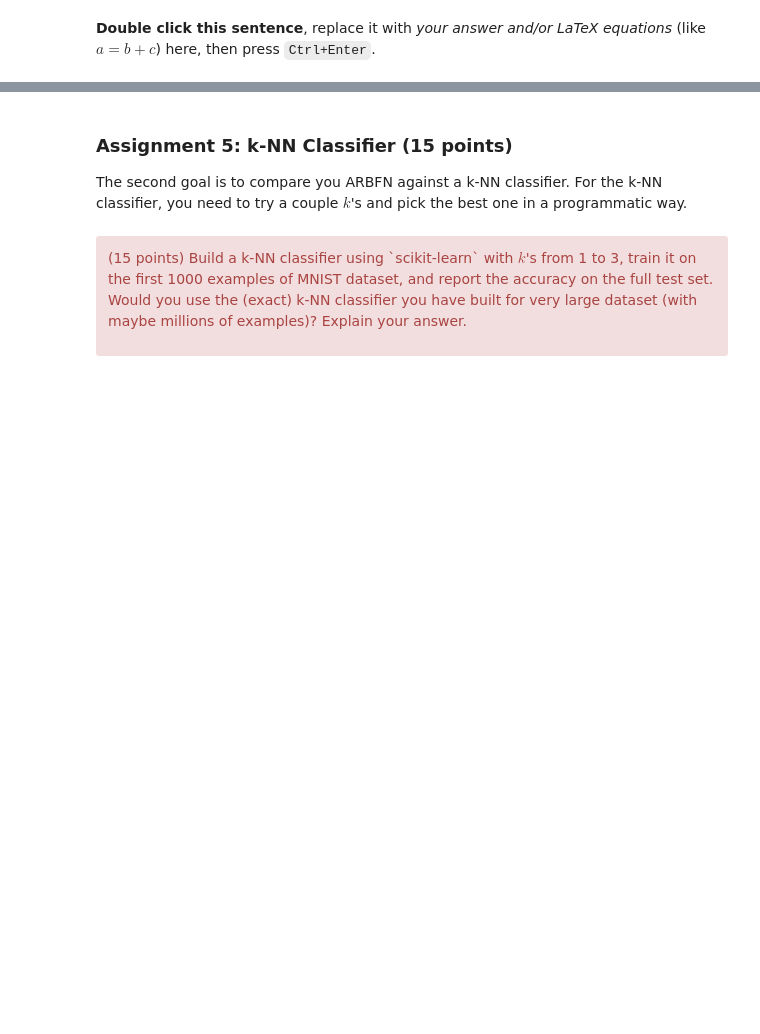
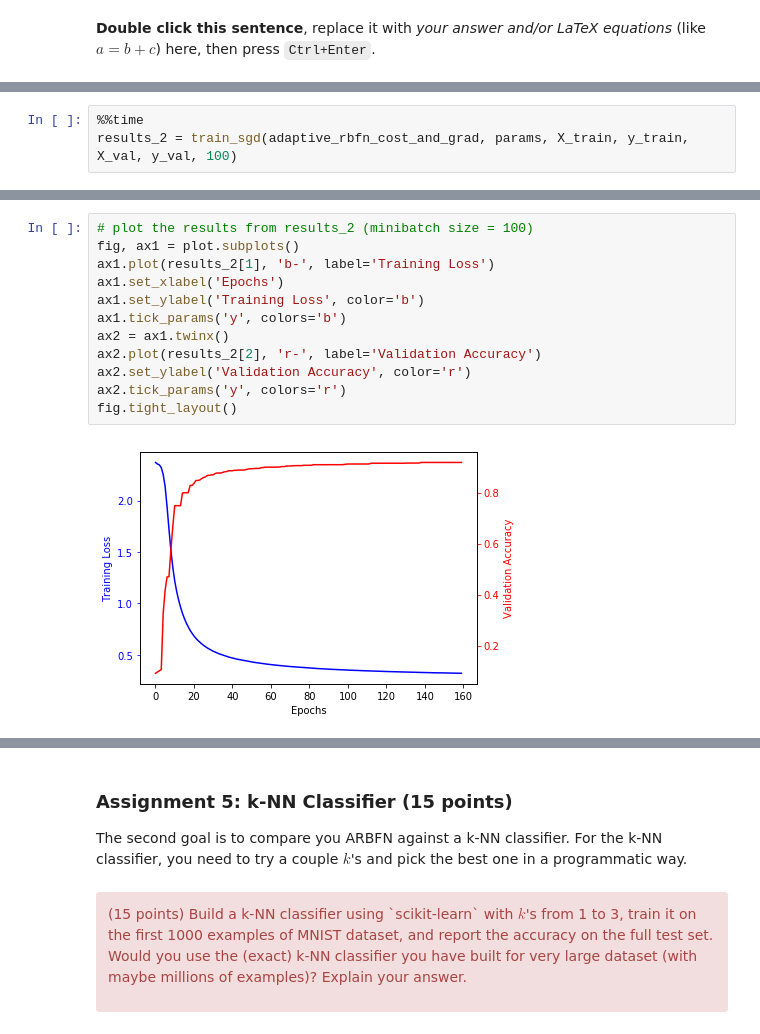
Before and after one commit to goki0607/machine_learning, a Jupyter notebook: HW4/hw4.ipynb, the cells around one changed output, grey strips where cells are left out. Saved outputs shown, nothing was run; the diff lists cells and outputs as text; blank space fills up the shorter version.

```diff
--- a/HW4/hw4.ipynb
+++ b/HW4/hw4.ipynb
@@ -265,0 +409,3 @@ def train_sgd():
+# %%
+%%time
+results_2 = train_sgd(adaptive_rbfn_cost_and_grad, params, X_train, y_train, X_val, y_val, 100)
@@ -265,0 +416,14 @@ def train_sgd():
+# %%
+# plot the results from results_2 (minibatch size = 100)
+fig, ax1 = plot.subplots()
+ax1.plot(results_2[1], 'b-', label='Training Loss')
+ax1.set_xlabel('Epochs')
+ax1.set_ylabel('Training Loss', color='b')
+ax1.tick_params('y', colors='b')
+ax2 = ax1.twinx()
+ax2.plot(results_2[2], 'r-', label='Validation Accuracy')
+ax2.set_ylabel('Validation Accuracy', color='r')
+ax2.tick_params('y', colors='r')
+fig.tight_layout()
+# %% [output]
+[figure, added]
```
Also changed, not shown: parts of 15 cells of this notebook.
